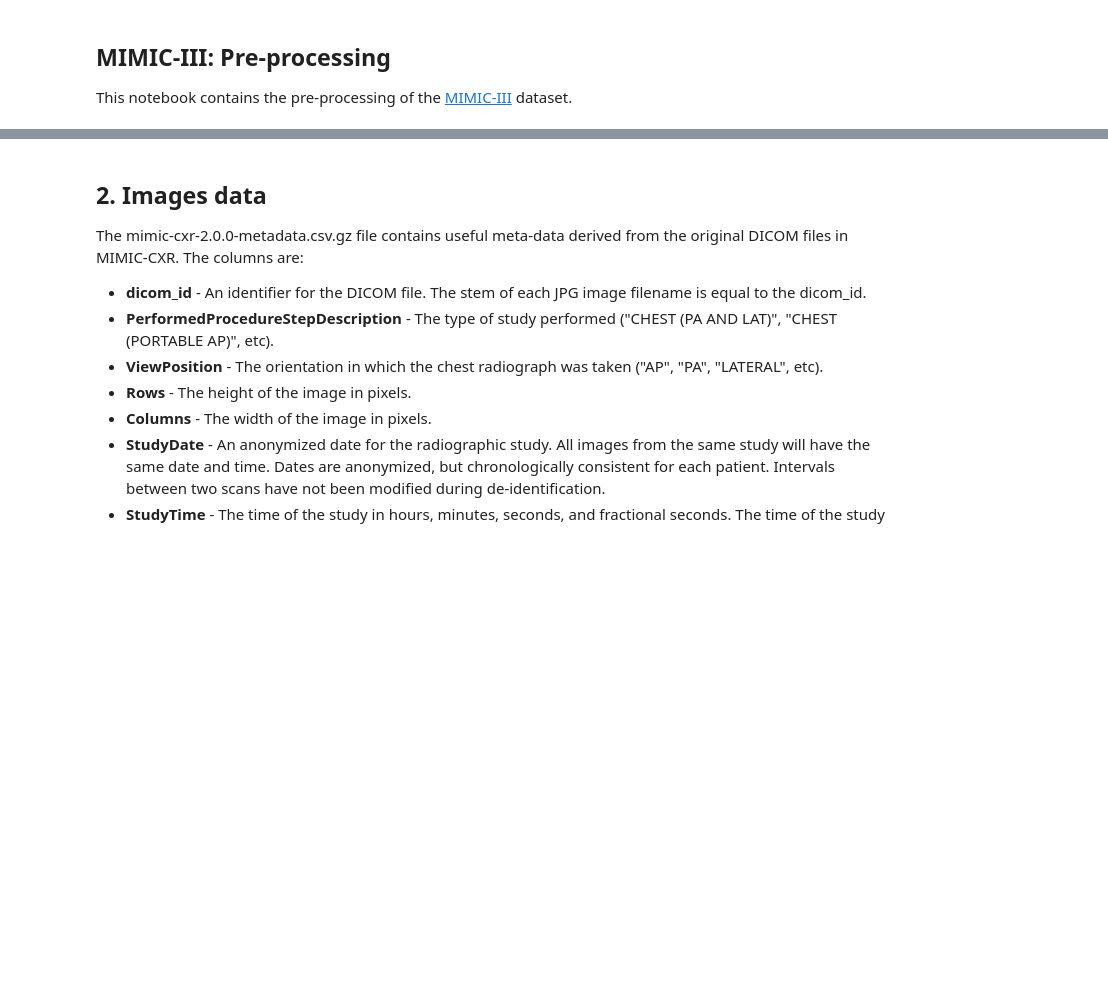
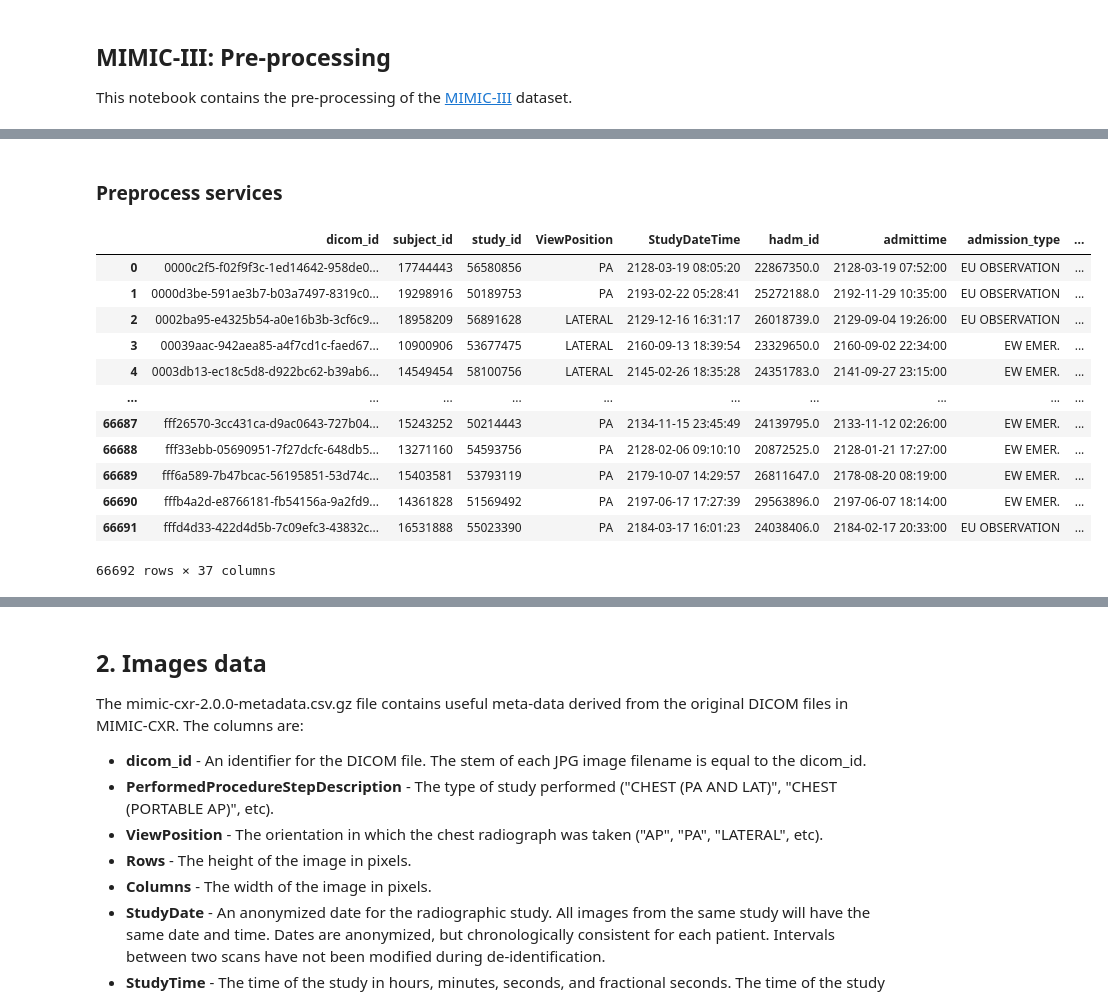
Before and after one commit to silviiaromanato/biomed-team4, a Jupyter notebook: multimodal/preprocessing.ipynb, the cells around one changed output, grey strips where cells are left out. Cells and saved outputs as stored; diff of their text form; code cells hidden in the pictures; blank space fills up the shorter version.

```diff
--- a/multimodal/preprocessing.ipynb
+++ b/multimodal/preprocessing.ipynb
@@ -14,7 +14,7 @@ import pandas as pd
 
 from data import *
 
-MIMIC_PATH = '../data/mimic-iii/'
+MIMIC_PATH = '../data/mimic-iv/'
 # %% [markdown]
 ## 1. **Tabular data**
 
@@ -88,0 +130,12 @@ table
+# %%
+# Now we want to merge with tabular data based on subject_id, if there are multiple rows in tabular data with the same subject_id, we keep the with the latest admittime, where the admittime is before the StudyDateTime
+# We first merge the two tables
+merged = pd.merge(metadata_time, tabular_data, on='subject_id', how='left')
+# We keep only the rows where the StudyDateTime is after the admittime
+merged = merged[merged['StudyDateTime'] >= merged['admittime']]
+# We group by dicom_id and keep the row with the latest admittime
+merged = merged.sort_values('admittime').groupby('dicom_id').last().reset_index()
+print('Number of pictures: ', len(merged))
+print('Number of unique subject_id: ', len(merged['subject_id'].unique()))
+print('Number of unique study_id: ', len(merged['study_id'].unique()))
+merged.head()
@@ -88,0 +169,41 @@ table
+# %% [markdown]
+### Preprocess services
+# %%
+services = pd.read_csv(MIMIC_PATH+'services.csv.gz')
+unique_services = services['curr_service'].unique()
+services['transfertime'] = pd.to_datetime(services['transfertime'], format='%Y-%m-%d %H:%M:%S').dt.date
+# Merge the services with the tabular data, on hadm_id and subject_id
+tabular_metadata_services = pd.merge(merged, services, on=['hadm_id', 'subject_id'], how='left')
+
+# Now only keep the rows where the transfertime is before the StudyDateTime
+tabular_metadata_services = tabular_metadata_services[tabular_metadata_services['transfertime'] <= tabular_metadata_services['StudyDateTime']]
+
+# Group by dicom_id and take the row with the latest transfertime
+tabular_metadata_services = tabular_metadata_services.sort_values('transfertime').groupby('dicom_id').last().reset_index()
+
+for service in unique_services:
+    #initiate the column with 0
+    tabular_metadata_services[service] = 0
+
+# Set the service to 1 if it is in the curr_service column
+for index, row in tabular_metadata_services.iterrows():
+    tabular_metadata_services.loc[index, row['curr_service']] = 1
+
+# Drop the curr_service column, the transfertime column and the prev_service column
+
+tabular_metadata_services = tabular_metadata_services.drop(columns=['curr_service', 'transfertime', 'prev_service'])
+tabular_metadata_services
+# %% [output]
+|  | dicom_id | subject_id | study_id | ViewPosition | StudyDateTime | hadm_id | admittime | admission_type | ... |
+| 0 | 0000c2f5-f02f9f3c-1ed14642-958de0... | 17744443 | 56580856 | PA | 2128-03-19 08:05:20 | 22867350.0 | 2128-03-19 07:52:00 | EU OBSERVATION | ... |
+| 1 | 0000d3be-591ae3b7-b03a7497-8319c0... | 19298916 | 50189753 | PA | 2193-02-22 05:28:41 | 25272188.0 | 2192-11-29 10:35:00 | EU OBSERVATION | ... |
+| 2 | 0002ba95-e4325b54-a0e16b3b-3cf6c9... | 18958209 | 56891628 | LATERAL | 2129-12-16 16:31:17 | 26018739.0 | 2129-09-04 19:26:00 | EU OBSERVATION | ... |
+| 3 | 00039aac-942aea85-a4f7cd1c-faed67... | 10900906 | 53677475 | LATERAL | 2160-09-13 18:39:54 | 23329650.0 | 2160-09-02 22:34:00 | EW EMER. | ... |
+| 4 | 0003db13-ec18c5d8-d922bc62-b39ab6... | 14549454 | 58100756 | LATERAL | 2145-02-26 18:35:28 | 24351783.0 | 2141-09-27 23:15:00 | EW EMER. | ... |
+| ... | ... | ... | ... | ... | ... | ... | ... | ... | ... |
+| 66687 | fff26570-3cc431ca-d9ac0643-727b04... | 15243252 | 50214443 | PA | 2134-11-15 23:45:49 | 24139795.0 | 2133-11-12 02:26:00 | EW EMER. | ... |
+| 66688 | fff33ebb-05690951-7f27dcfc-648db5... | 13271160 | 54593756 | PA | 2128-02-06 09:10:10 | 20872525.0 | 2128-01-21 17:27:00 | EW EMER. | ... |
+| 66689 | fff6a589-7b47bcac-56195851-53d74c... | 15403581 | 53793119 | PA | 2179-10-07 14:29:57 | 26811647.0 | 2178-08-20 08:19:00 | EW EMER. | ... |
+| 66690 | fffb4a2d-e8766181-fb54156a-9a2fd9... | 14361828 | 51569492 | PA | 2197-06-17 17:27:39 | 29563896.0 | 2197-06-07 18:14:00 | EW EMER. | ... |
+| 66691 | fffd4d33-422d4d5b-7c09efc3-43832c... | 16531888 | 55023390 | PA | 2184-03-17 16:01:23 | 24038406.0 | 2184-02-17 20:33:00 | EU OBSERVATION | ... |
+66692 rows × 37 columns
```
Also changed, not shown: parts of 22 cells of this notebook, 1 other file.
